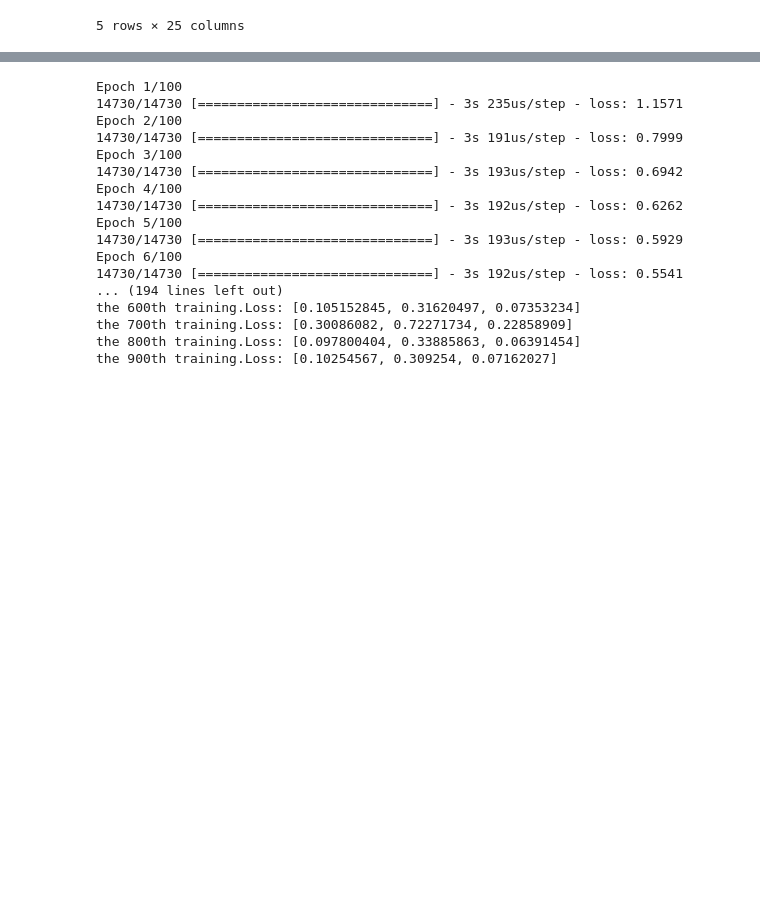
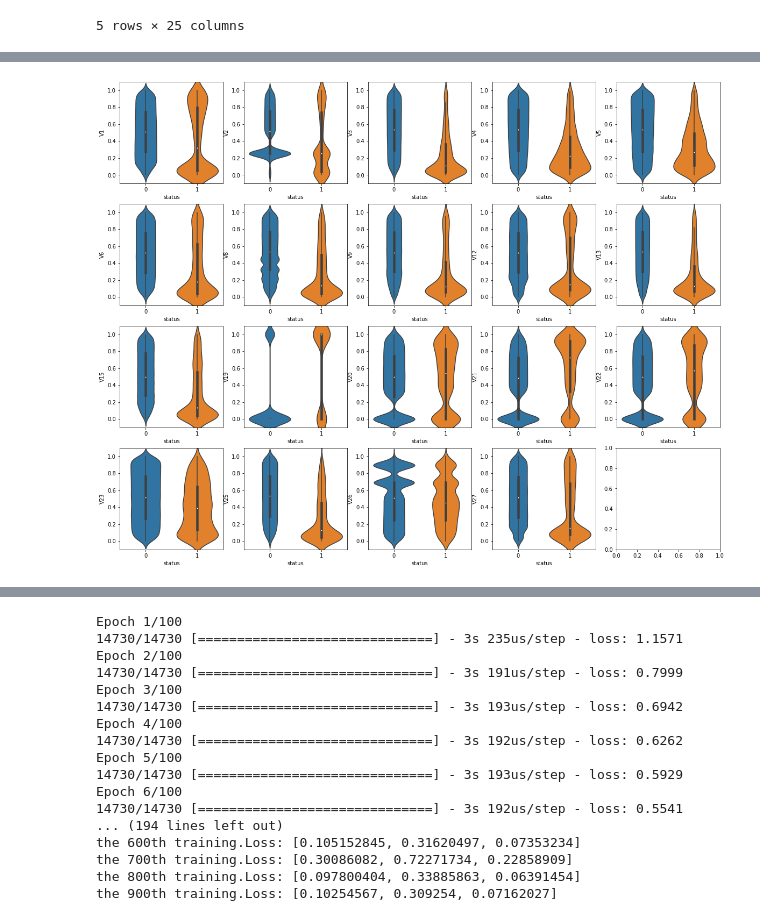
Before and after one commit to kindhjj/network_model_for_credit_scoring, a Jupyter notebook: code/Classification.ipynb, the cells around one changed output, grey strips where cells are left out. Cells and saved outputs as stored; diff of their text form; code cells hidden in the pictures; blank space fills up the shorter version.

```diff
--- a/code/Classification.ipynb
+++ b/code/Classification.ipynb
@@ -181,0 +149,11 @@ Feature_vec.head()
+# %%
+fig,ax=plt.subplots(4,5,figsize=(10,10))
+adj_features_unif_df=adj_features_df.copy()
+adj_features_unif_df['status']=data_status
+adj_features_unif_df.iloc[:,:-1]=quantile_transform(adj_features_unif_df.iloc[:,:-1])
+for i in range(len(adj_features_unif_df.columns)-1):
+    sns.violinplot(data=adj_features_unif_df,y=adj_features_unif_df.columns[i], x='status',ax=ax[i//5][i%5])
+    ax[i//5][i%5].set_ylim([-.1, 1.1])
+fig.set_size_inches(20, 16)
+# %% [output]
+[figure, added]
```
Also changed, not shown: parts of 22 cells of this notebook, 5 other files.
